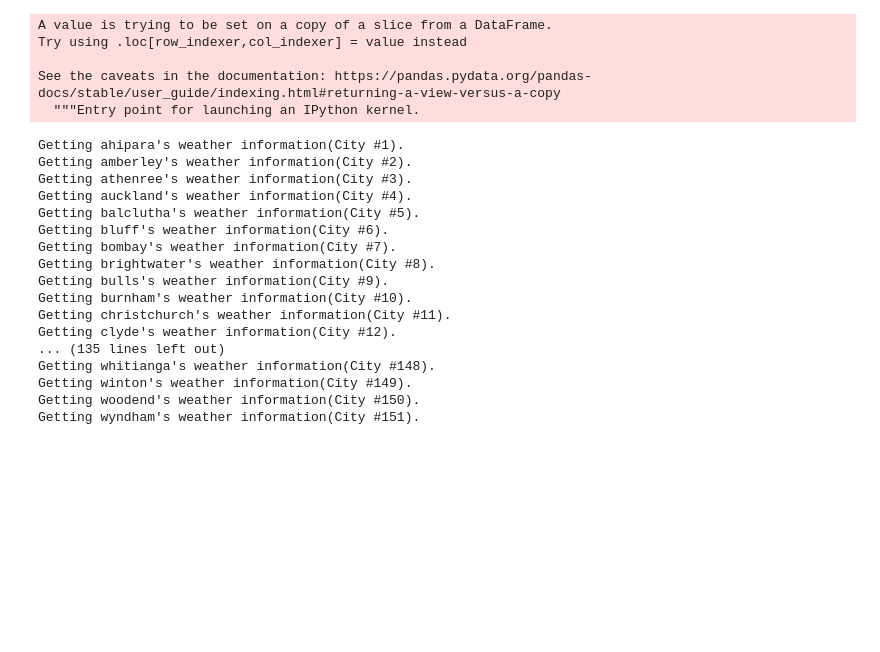
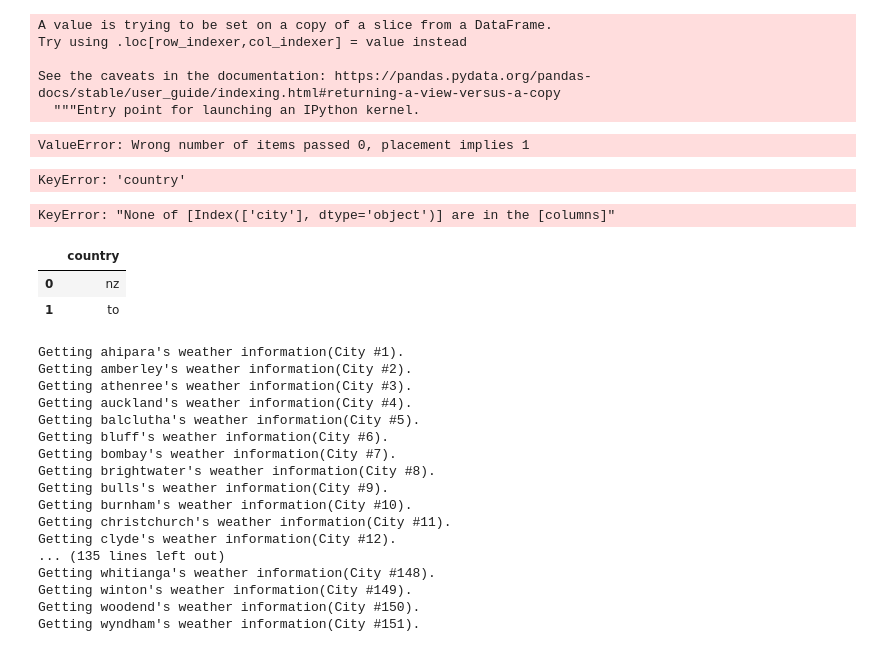
Before and after one commit to jonrsmart/ETL-Project, a Jupyter notebook: Weather.ipynb, the cells around one changed output. Drawn from its saved outputs; the diff is of its cells as text; code cells hidden in the pictures; blank space fills up the shorter version.

Commit message:
Working on getting the correct country codes.

```diff
--- a/Weather.ipynb
+++ b/Weather.ipynb
@@ -39,10 +37,34 @@ See the caveats in the documentation: https://pandas.pydata.org/pandas-docs/stab
+# %%
+#Using the citipy package to find the nearest city to the lat and long provided
+new_zealand['country'] = new_zealand.apply(lambda row: ccountry_code(row.city), axis = 1)
+# %% [output]
+ValueError: Wrong number of items passed 0, placement implies 1
+# %%
+new_zealand.head()
+new_zealand.drop(new_zealand[new_zealand['country'] != 'nz'], inplace=True, axis=1)
+new_zealand
+# %% [output]
+KeyError: 'country'
 # %%
 #Grouping by city to remove duplicates
 
 new_zealand_cities = new_zealand[['city']].groupby(['city'])
 new_zealand_cities_df = new_zealand_cities.sum()
 new_zealand_cities_df.reset_index(level=0, inplace=True)
-#new_zealand_cities_df
+new_zealand_cities_df
+# %% [output]
+KeyError: "None of [Index(['city'], dtype='object')] are in the [columns]"
+# %%
+#Grouping by city to remove duplicates
+
+new_zealand_countries = new_zealand[['country']].groupby(['country'])
+new_zealand_countries_df = new_zealand_countries.sum()
+new_zealand_countries_df.reset_index(level=0, inplace=True)
+new_zealand_countries_df
+# %% [output]
+|  | country |
+| 0 | nz |
+| 1 | to |
 # %%
 #Transforming our city series into a city list to use with the api
 
```
Also changed, not shown: parts of 8 cells of this notebook.
